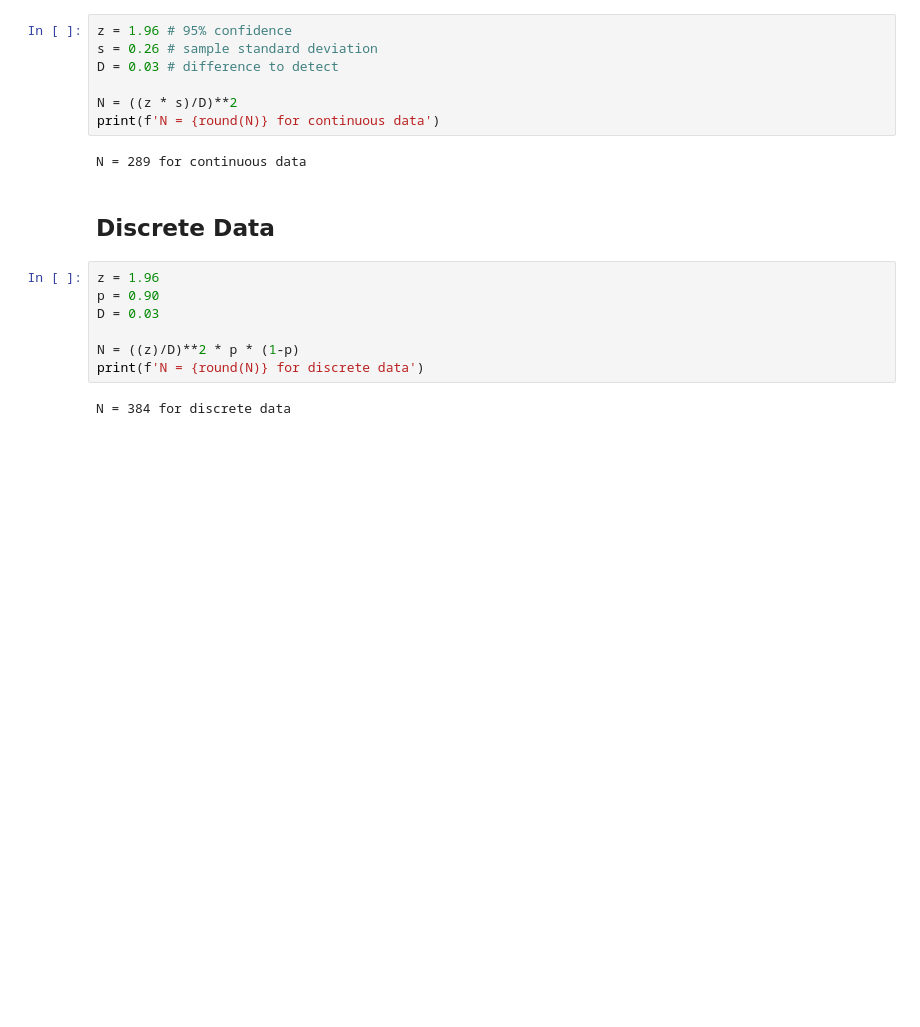
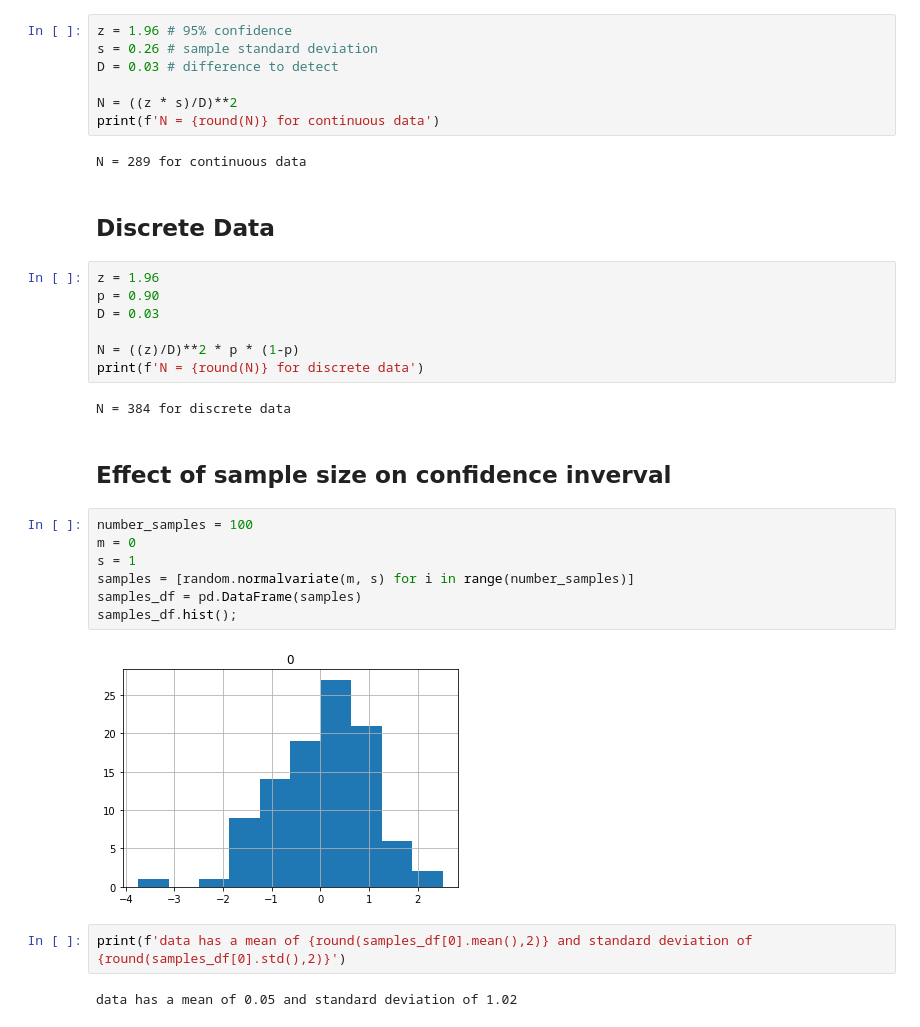
Before and after one commit to vonschwartzwalder/DataViz, a Jupyter notebook: Sample Statistics.ipynb, the cells around one changed output. Saved outputs shown, nothing was run; the diff lists cells and outputs as text; blank space fills up the shorter version.

Commit message:
added confidence interval examples

```diff
--- a/Sample Statistics.ipynb
+++ b/Sample Statistics.ipynb
@@ -230,3 +232,18 @@ N = ((z)/D)**2 * p * (1-p)
 print(f'N = {round(N)} for discrete data')
 # %% [output]
 N = 384 for discrete data
+# %% [markdown]
+## Effect of sample size on confidence inverval
+# %%
+number_samples = 100
+m = 0
+s = 1
+samples = [random.normalvariate(m, s) for i in range(number_samples)]
+samples_df = pd.DataFrame(samples)
+samples_df.hist();
+# %% [output]
+[figure, added]
+# %%
+print(f'data has a mean of {round(samples_df[0].mean(),2)} and standard deviation of {round(samples_df[0].std(),2)}')
+# %% [output]
+data has a mean of 0.05 and standard deviation of 1.02
```
Also changed, not shown: parts of 8 cells of this notebook.
